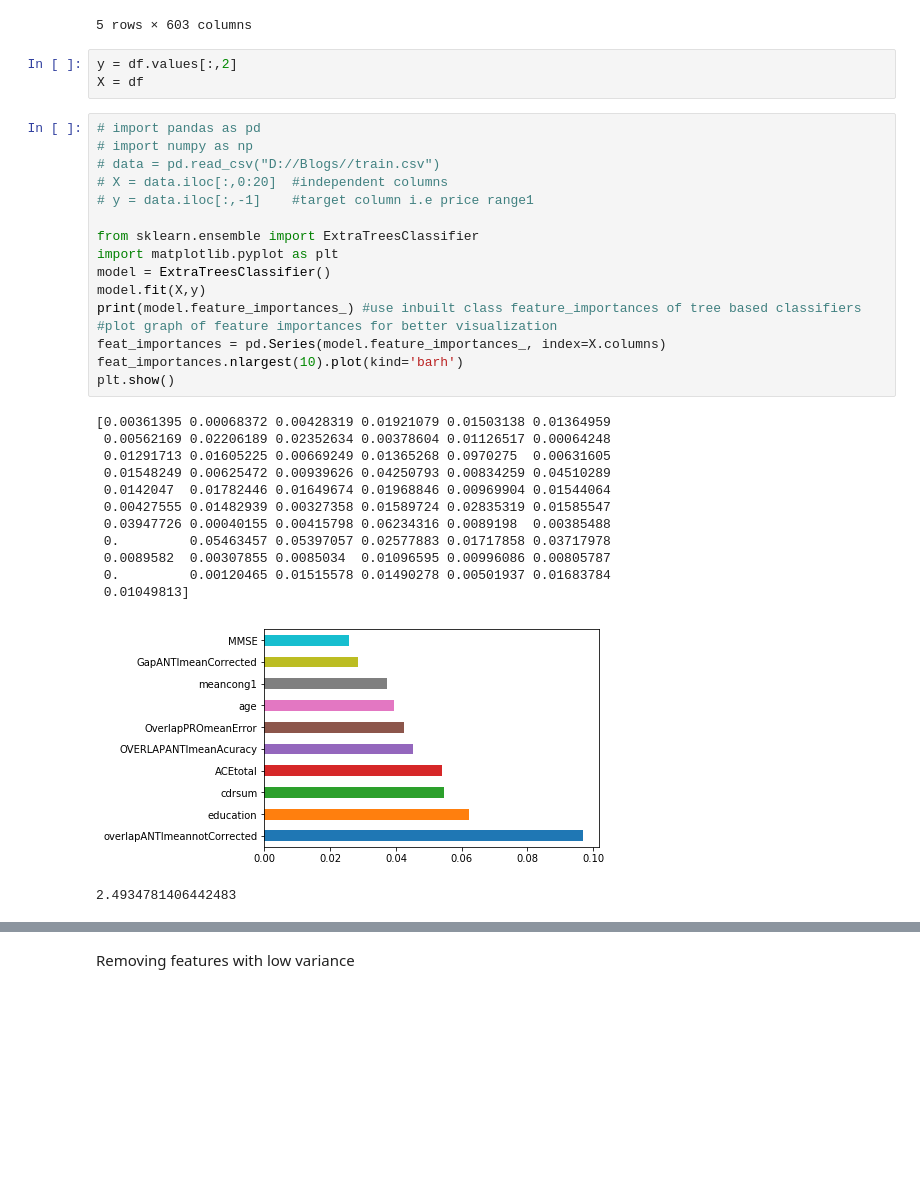
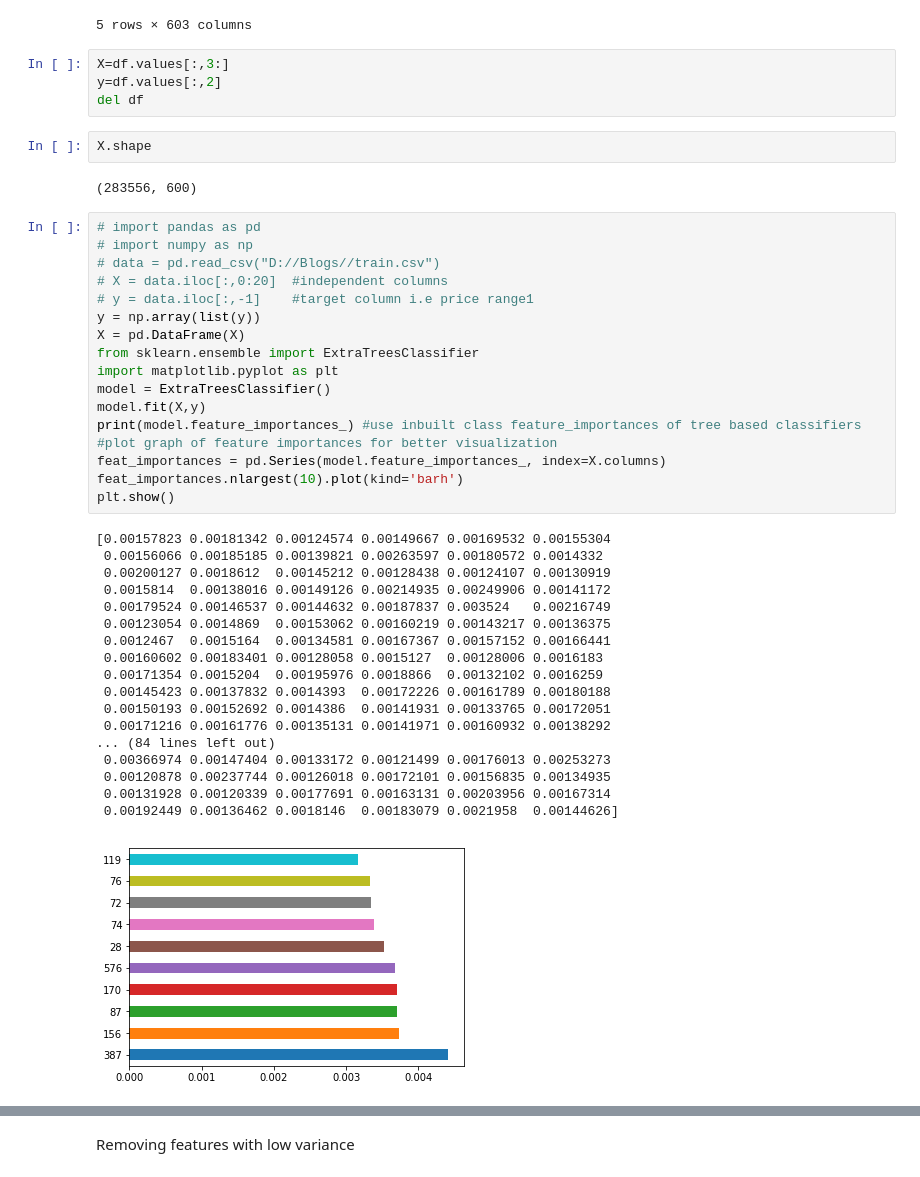
Before and after one commit to aminkhod/DDI-Project, a Jupyter notebook: feature_selection.ipynb, the cells around one changed output, grey strips where cells are left out. Cells and saved outputs as stored; diff of their text form; blank space fills up the shorter version.

```diff
--- a/feature_selection.ipynb
+++ b/feature_selection.ipynb
@@ -121,36 +137,47 @@ df.head()
 | 4 | DB00945 | DB00952 | 0 | -0.16505 | -1.258199 | 0.597293 | -0.156462 | 0.348621 | -0.667007 | 1.322044 | ... | ... |
 5 rows × 603 columns
 # %%
-y = df.values[:,2]
-X = df
+X=df.values[:,3:]
+y=df.values[:,2]
+del df
+# %%
+X.shape
+# %% [output]
+(283556, 600)
 # %%
 # import pandas as pd
 # import numpy as np
 # data = pd.read_csv("D://Blogs//train.csv")
 # X = data.iloc[:,0:20]  #independent columns
 # y = data.iloc[:,-1]    #target column i.e price range1
-
+y = np.array(list(y))
+X = pd.DataFrame(X)
 from sklearn.ensemble import ExtraTreesClassifier
 import matplotlib.pyplot as plt
 model = ExtraTreesClassifier()
 model.fit(X,y)
 print(model.feature_importances_) #use inbuilt class feature_importances of tree based classifiers
 #plot graph of feature importances for better visualization
 feat_importances = pd.Series(model.feature_importances_, index=X.columns)
 feat_importances.nlargest(10).plot(kind='barh')
 plt.show()
 # %% [output]
-[0.00361395 0.00068372 0.00428319 0.01921079 0.01503138 0.01364959
- 0.00562169 0.02206189 0.02352634 0.00378604 0.01126517 0.00064248
- 0.01291713 0.01605225 0.00669249 0.01365268 0.0970275  0.00631605
- 0.01548249 0.00625472 0.00939626 0.04250793 0.00834259 0.04510289
- 0.0142047  0.01782446 0.01649674 0.01968846 0.00969904 0.01544064
- 0.00427555 0.01482939 0.00327358 0.01589724 0.02835319 0.01585547
- 0.03947726 0.00040155 0.00415798 0.06234316 0.0089198  0.00385488
- 0.         0.05463457 0.05397057 0.02577883 0.01717858 0.03717978
- 0.0089582  0.00307855 0.0085034  0.01096595 0.00996086 0.00805787
- 0.         0.00120465 0.01515578 0.01490278 0.00501937 0.01683784
- 0.01049813]
+[0.00157823 0.00181342 0.00124574 0.00149667 0.00169532 0.00155304
+ 0.00156066 0.00185185 0.00139821 0.00263597 0.00180572 0.0014332
+ 0.00200127 0.0018612  0.00145212 0.00128438 0.00124107 0.00130919
+ 0.0015814  0.00138016 0.00149126 0.00214935 0.00249906 0.00141172
+ 0.00179524 0.00146537 0.00144632 0.00187837 0.003524   0.00216749
+ 0.00123054 0.0014869  0.00153062 0.00160219 0.00143217 0.00136375
+ 0.0012467  0.0015164  0.00134581 0.00167367 0.00157152 0.00166441
+ 0.00160602 0.00183401 0.00128058 0.0015127  0.00128006 0.0016183
+ 0.00171354 0.0015204  0.00195976 0.0018866  0.00132102 0.0016259
+ 0.00145423 0.00137832 0.0014393  0.00172226 0.00161789 0.00180188
+ 0.00150193 0.00152692 0.0014386  0.00141931 0.00133765 0.00172051
+ 0.00171216 0.00161776 0.00135131 0.00141971 0.00160932 0.00138292
+... (84 lines left out)
+ 0.00366974 0.00147404 0.00133172 0.00121499 0.00176013 0.00253273
+ 0.00120878 0.00237744 0.00126018 0.00172101 0.00156835 0.00134935
+ 0.00131928 0.00120339 0.00177691 0.00163131 0.00203956 0.00167314
+ 0.00192449 0.00136462 0.0018146  0.00183079 0.0021958  0.00144626]
-[figure, old version]
+[figure, new version]
-2.4934781406442483
 # %%
```
Also changed, not shown: parts of 9 cells of this notebook, 5 other files.
